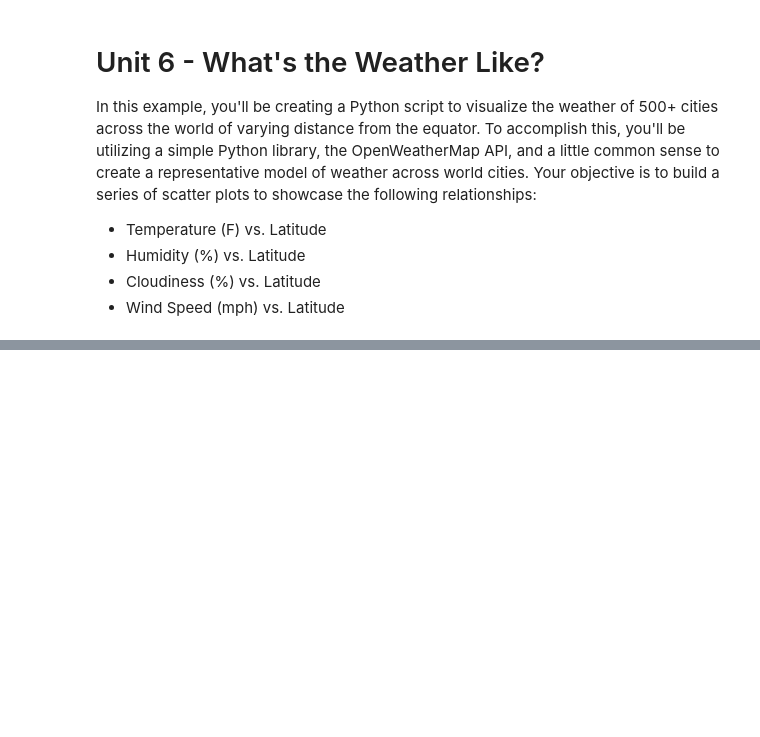
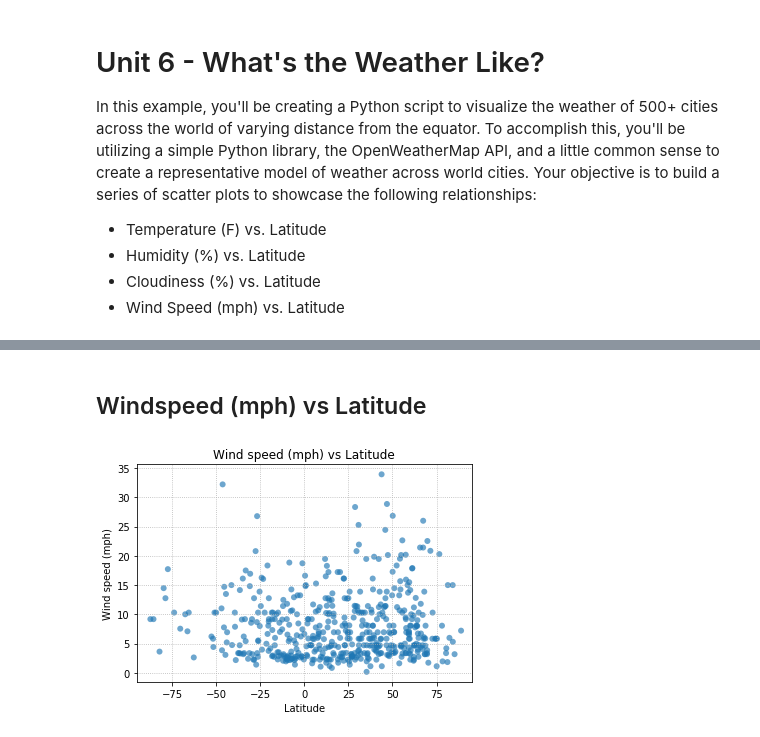
Before and after one commit to bmodie/Unit_6_WeatherPy, a Jupyter notebook: WeatherPy.ipynb, the cells around one changed output, grey strips where cells are left out. Saved outputs shown, nothing was run; the diff lists cells and outputs as text; code cells hidden in the pictures; blank space fills up the shorter version.

```diff
--- a/WeatherPy.ipynb
+++ b/WeatherPy.ipynb
@@ -71,0 +148,18 @@ JSONDecodeError: Expecting value: line 1 column 1 (char 0)
+# %% [markdown]
+## Windspeed (mph) vs Latitude
+# %%
+# Build a scatter plot for each data type
+plt.scatter(city_final["Latitude"], city_final["Wind speed"], edgecolor="none", linewidths=0.5, marker="o", alpha=0.65)
+# Incorporate the other graph properties
+plt.title("Wind speed (mph) vs Latitude")
+plt.ylabel("Wind speed (mph)")
+plt.xlabel("Latitude")
+plt.grid(linestyle='dotted')
+plt.xlim([-95, 95])
+
+# Save the figure
+plt.savefig("WindvsLat.png")
+
+plt.show()
+# %% [output]
+[figure, added]
```
Also changed, not shown: parts of 12 cells of this notebook, 8 other files.
